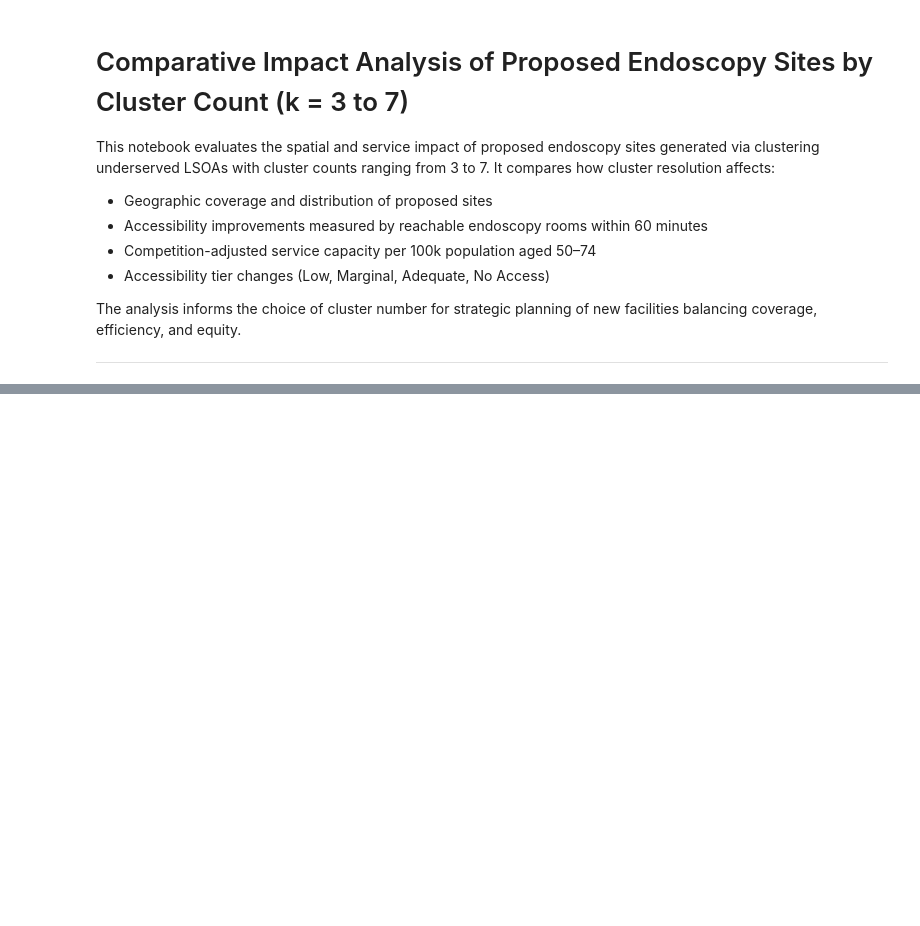
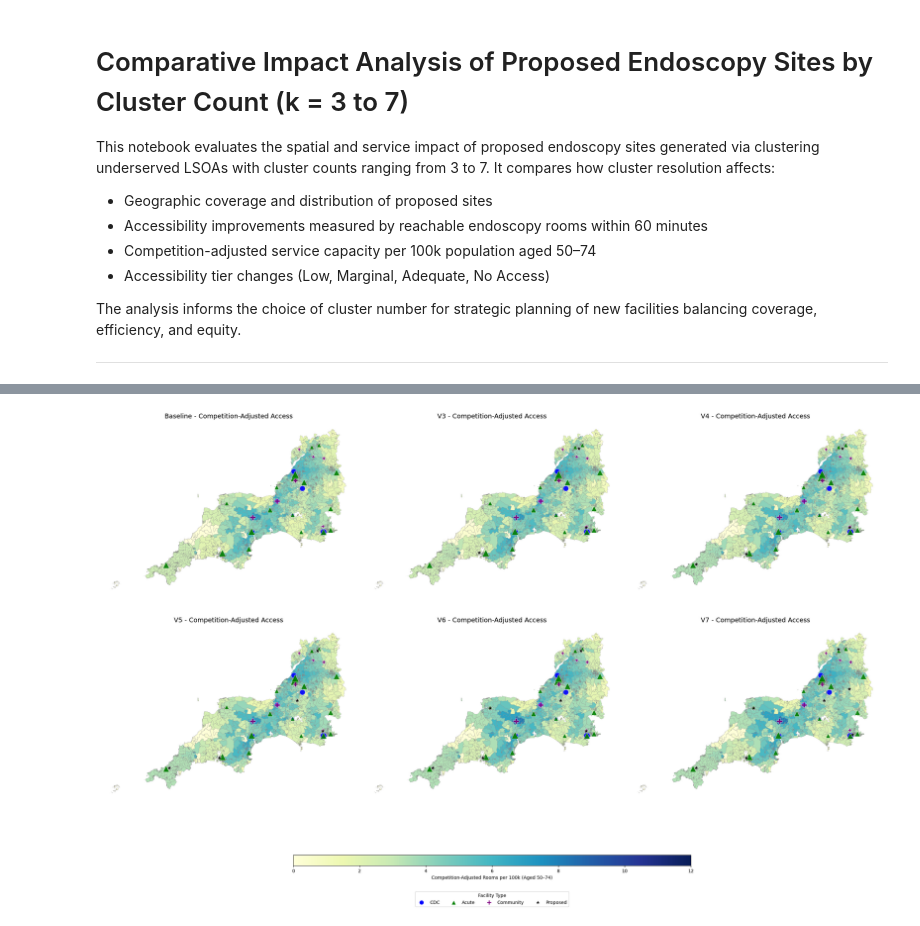
Before and after one commit to RossTylr/diagnostic-modality-demand, a Jupyter notebook: notebooks/08e2_endoscopy_cluster_comparative_analysis..ipynb, the cells around one changed output, grey strips where cells are left out. Drawn from its saved outputs; the diff is of its cells as text; code cells hidden in the pictures; blank space fills up the shorter version.

```diff
--- a/notebooks/08e2_endoscopy_cluster_comparative_analysis..ipynb
+++ b/notebooks/08e2_endoscopy_cluster_comparative_analysis..ipynb
@@ -13,0 +735,8 @@ The analysis informs the choice of cluster number for strategic planning of new
+# %%
+lsoa_access_gdf_by_scenario = {}
+
+for scen, extended in competition_access_extended_by_scenario.items():
+    merged = lsoa_gdf.merge(extended, on="lsoa21cd", how="left")
+    lsoa_access_gdf_by_scenario[scen] = merged
+    print(f"\n{scen} - GeoDataFrame merged with competition access:")
+    display(merged[["lsoa21cd", "rooms_per_100k_competition", "access_flag"]].head())
@@ -13,0 +786,79 @@ The analysis informs the choice of cluster number for strategic planning of new
+# %%
+import matplotlib.pyplot as plt
+from matplotlib.colors import Normalize
+from matplotlib.lines import Line2D
+
+# Define scenarios and marker styles
+scenarios = ["Baseline", "V3", "V4", "V5", "V6", "V7"]
+marker_styles = [
+    ("CDC", "blue", "o"),
+    ("Acute", "green", "^"),
+    ("Community", "purple", "P"),
+    ("Proposed", "black", "*")
+]
+
+# Determine global min/max for color scale
+vmin = 0
+vmax = 12  # or compute max from your data for dynamic scaling
+
+# Create figure and axes grid
+fig, axes = plt.subplots(2, 3, figsize=(24, 16))
+axes = axes.flatten()
+
+for i, scen in enumerate(scenarios):
+    ax = axes[i]
+    gdf = lsoa_access_gdf_by_scenario[scen]
+
+    # Plot competition-adjusted rooms per 100k
+    gdf.plot(
+        column="rooms_per_100k_competition",
+        cmap="YlGnBu",
+        linewidth=0.2,
+        edgecolor="grey",
+        legend=False,  # We will add a single shared legend below
+        vmin=vmin,
+        vmax=vmax,
+        ax=ax
+    )
+
+    # Overlay facility markers
+    fac_gdf = facilities_by_scenario[scen]
+    fac_gdf["geometry"] = fac_gdf["geometry"].centroid  # Ensure centroids for plotting
+    for label, colour, marker in marker_styles:
+        subset = fac_gdf[fac_gdf["source"] == label]
+        if not subset.empty:
+            size = 120 if label == "Proposed" else subset["Endoscopy Rooms"] * 45
+            subset.plot(
+                ax=ax,
+                color=colour,
+                markersize=size,
+                marker=marker,
+                label=label,
+                alpha=0.9,
+                edgecolor="white",
+                linewidth=0.5
+            )
+
+    ax.set_title(f"{scen} - Competition-Adjusted Access", fontsize=14)
+    ax.axis("off")
+
+# Remove any unused axes (in case there are fewer than 6 scenarios)
+for j in range(len(scenarios), len(axes)):
+    axes[j].axis("off")
+
+# Create a single colorbar for all plots
+cbar_ax = fig.add_axes([0.25, 0.08, 0.5, 0.02])  # [left, bottom, width, height]
+sm = plt.cm.ScalarMappable(cmap="YlGnBu", norm=Normalize(vmin=vmin, vmax=vmax))
+sm._A = []
+fig.colorbar(sm, cax=cbar_ax, orientation="horizontal", label="Competition-Adjusted Rooms per 100k (Aged 50–74)")
+
+# Create a single legend for facility markers
+legend_elements = [Line2D([0], [0], marker=marker, color='w', label=label,
+                          markerfacecolor=colour, markersize=10, markeredgecolor='white')
+                   for label, colour, marker in marker_styles]
+fig.legend(handles=legend_elements, loc='lower center', ncol=len(marker_styles), title='Facility Type')
+
+plt.tight_layout(rect=[0, 0.12, 1, 1])
+plt.show()
+# %% [output]
+[figure, added]
```
Also changed, not shown: parts of 14 cells of this notebook.
